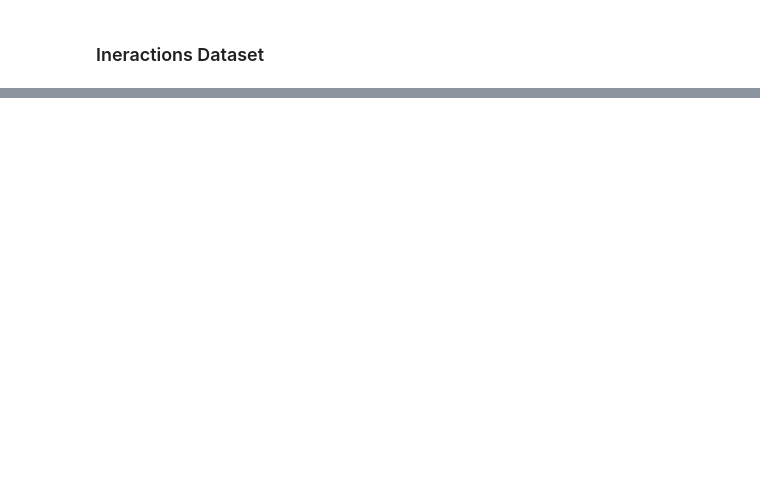
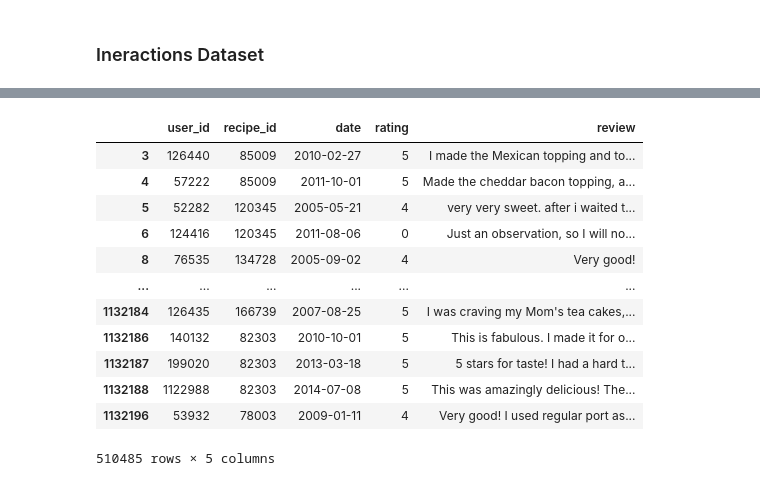
Before and after one commit to savannahpass/CapstoneProject1, a Jupyter notebook: 01_datawrangling.ipynb, the cells around one changed output, grey strips where cells are left out. Cells and saved outputs as stored; diff of their text form; code cells hidden in the pictures; blank space fills up the shorter version.

```diff
--- a/01_datawrangling.ipynb
+++ b/01_datawrangling.ipynb
@@ -69,4 +237,4 @@ interactions.isna().sum()
 # %%
 # drop interactions with empty reviews
-interactions =  interactions.dropna(inplace=True)
+interactions =  interactions[interactions['review'].notna()]
 # %%
@@ -73,0 +249,2 @@ interactions.index
+# %%
+interactions.reset_index(inplace = True)
@@ -80,8 +275,6 @@ interactions.dtypes
 # %%
-# interactions.groupby('user_id').count().sort_values(by='recipe_id', ascending = False).head(20)
-#.value_counts(), count by frequncy
 user_freq = interactions['user_id'].value_counts()
-pd.DataFrame(user_freq)
+user_freq = pd.DataFrame(user_freq)
 # %%
 reviews_limit = 100;
 # %%
@@ -96,2 +321,16 @@ high_interactions.head()
 # %%
-high_interactions.reset_index(drop=True)
+high_interactions.drop(columns = 'index')
+# %% [output]
+|  | user_id | recipe_id | date | rating | review |
+| 3 | 126440 | 85009 | 2010-02-27 | 5 | I made the Mexican topping and to... |
+| 4 | 57222 | 85009 | 2011-10-01 | 5 | Made the cheddar bacon topping, a... |
+| 5 | 52282 | 120345 | 2005-05-21 | 4 | very very sweet. after i waited t... |
+| 6 | 124416 | 120345 | 2011-08-06 | 0 | Just an observation, so I will no... |
+| 8 | 76535 | 134728 | 2005-09-02 | 4 | Very good! |
+| ... | ... | ... | ... | ... | ... |
+| 1132184 | 126435 | 166739 | 2007-08-25 | 5 | I was craving my Mom's tea cakes,... |
+| 1132186 | 140132 | 82303 | 2010-10-01 | 5 | This is fabulous. I made it for o... |
+| 1132187 | 199020 | 82303 | 2013-03-18 | 5 | 5 stars for taste! I had a hard t... |
+| 1132188 | 1122988 | 82303 | 2014-07-08 | 5 | This was amazingly delicious! The... |
+| 1132196 | 53932 | 78003 | 2009-01-11 | 4 | Very good! I used regular port as... |
+510485 rows × 5 columns
```
Also changed, not shown: parts of 45 cells of this notebook.
